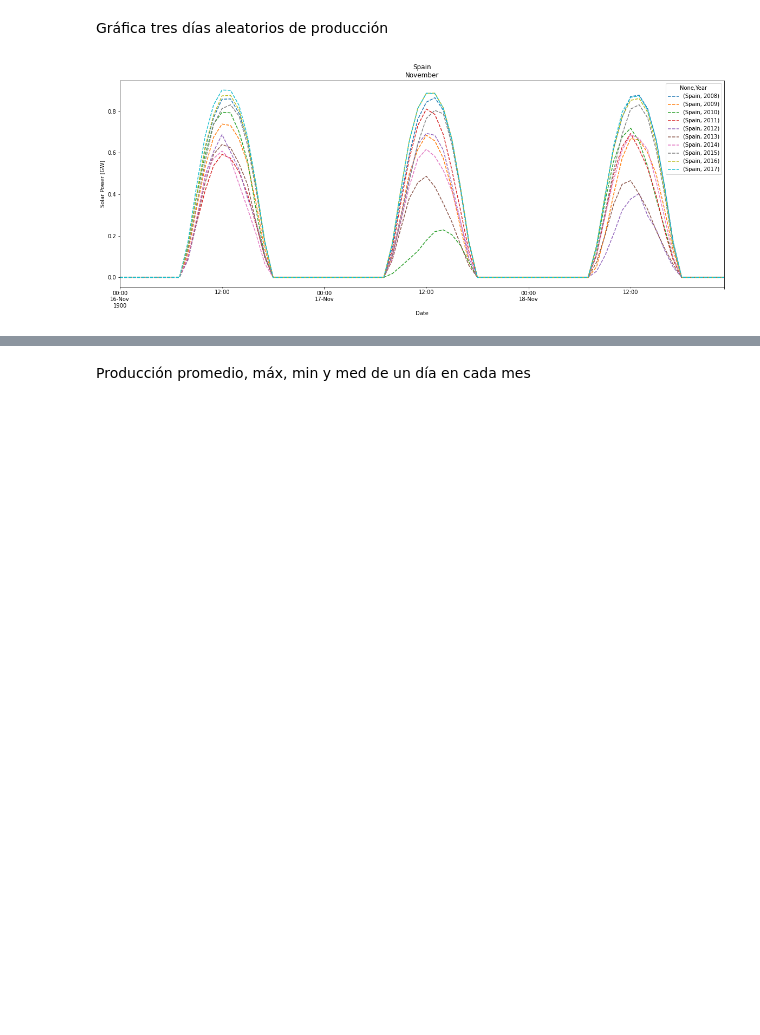
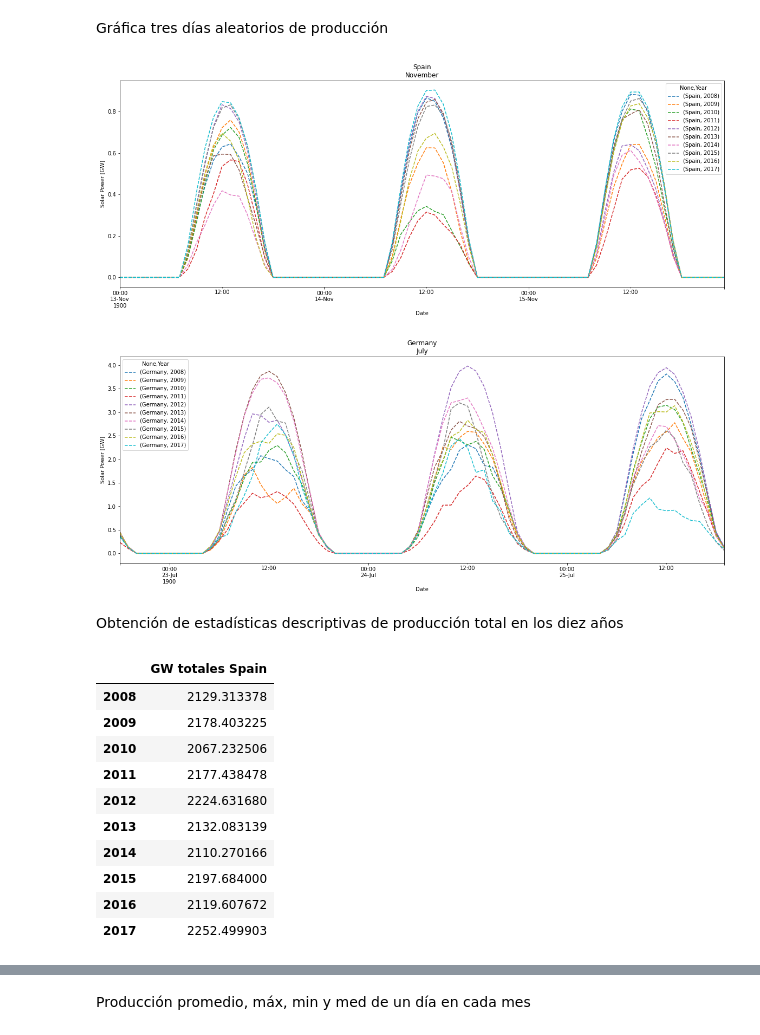
Before and after one commit to roberto-andrade22/PV_Parks_EU, a Jupyter notebook: Simulación.ipynb, the cells around one changed output, grey strips where cells are left out. Saved outputs shown, nothing was run; the diff lists cells and outputs as text; code cells hidden in the pictures; blank space fills up the shorter version.

```diff
--- a/Simulación.ipynb
+++ b/Simulación.ipynb
@@ -67,3 +67,11 @@ def tres_random(df,pais):
     split[x].plot(title = titulo,figsize=(20,7),xlabel = 'Date',ylabel='Solar Power [GW]', ls='--')
     plt.show()
     plt.close()
+# %%
+for pais in paises:
+    tres_random(df,pais)
+# %% [output]
+[figure, added]
+[figure, added]
+# %% [markdown]
+Obtención de estadísticas descriptivas de producción total en los diez años
@@ -70,4 +90,15 @@ def tres_random(df,pais):
 # %%
-tres_random(df,'Spain')
+spa = descriptivas(df,'Spain')
+spa
 # %% [output]
-[figure, removed]
+|  | GW totales Spain |
+| 2008 | 2129.313378 |
+| 2009 | 2178.403225 |
+| 2010 | 2067.232506 |
+| 2011 | 2177.438478 |
+| 2012 | 2224.631680 |
+| 2013 | 2132.083139 |
+| 2014 | 2110.270166 |
+| 2015 | 2197.684000 |
+| 2016 | 2119.607672 |
+| 2017 | 2252.499903 |
```
Also changed, not shown: parts of 11 cells of this notebook.
